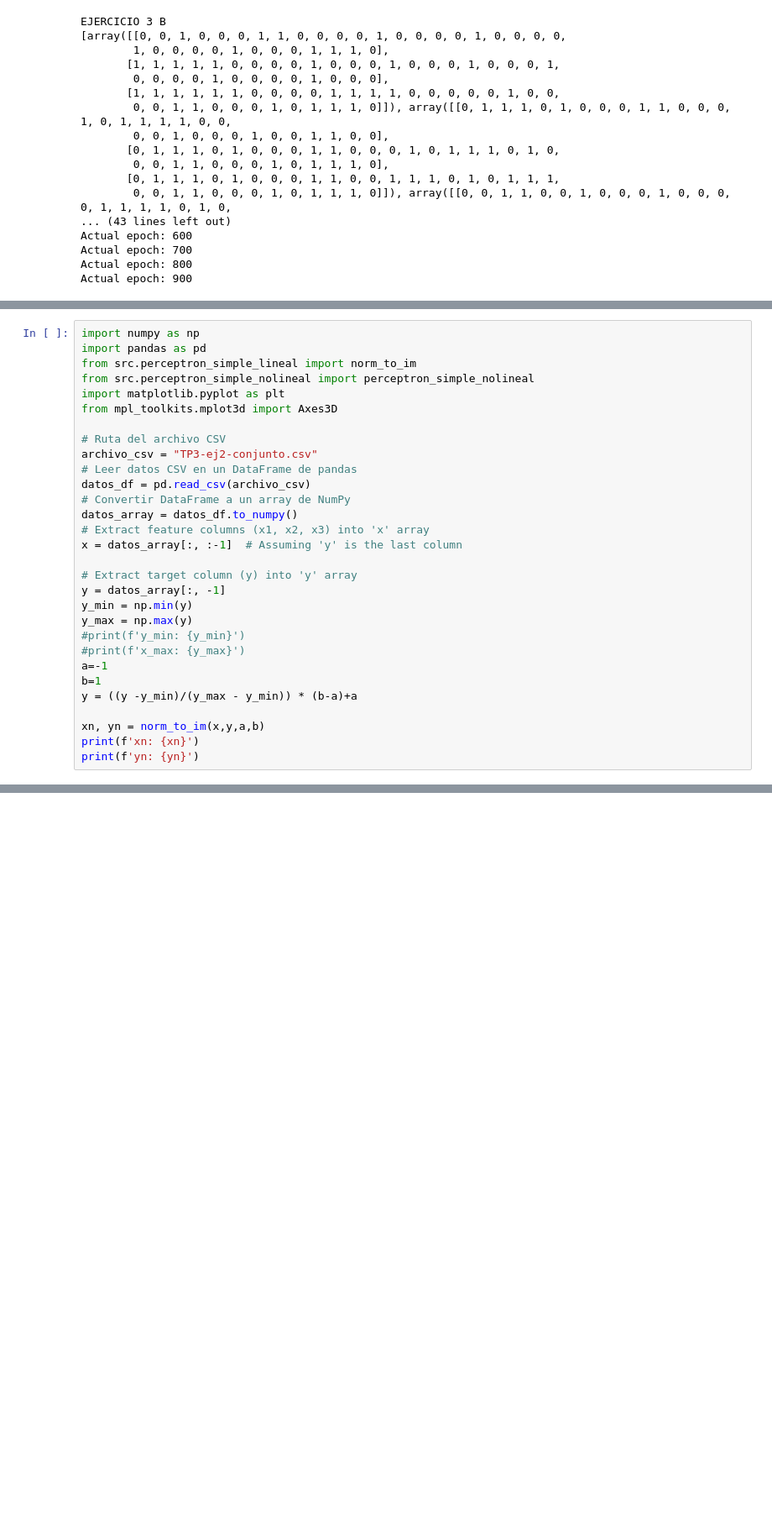
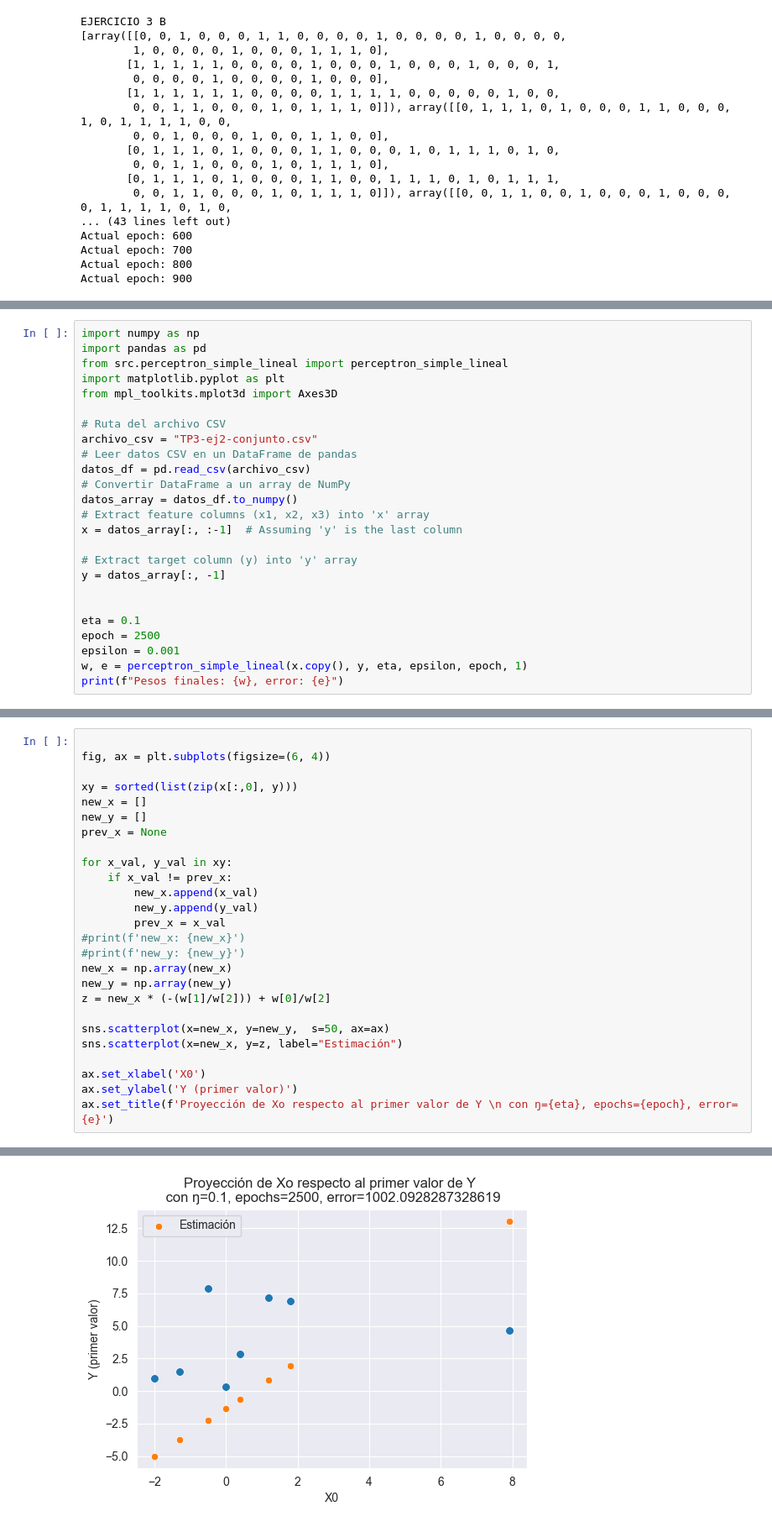
Before and after one commit to dariopenialoza/tp3, a Jupyter notebook: test.ipynb, the cells around one changed output, grey strips where cells are left out. Shown at 84% size. Cells and saved outputs as stored; diff of their text form; blank space fills up the shorter version.

```diff
--- a/test.ipynb
+++ b/test.ipynb
@@ -463,8 +397,7 @@ Error: 87.77860753560552 en la fila 27 de la corrida 99
 # %%
 import numpy as np
 import pandas as pd
-from src.perceptron_simple_lineal import norm_to_im
-from src.perceptron_simple_nolineal import perceptron_simple_nolineal
+from src.perceptron_simple_lineal import perceptron_simple_lineal
 import matplotlib.pyplot as plt
 from mpl_toolkits.mplot3d import Axes3D
 
@@ -479,15 +412,11 @@ x = datos_array[:, :-1]  # Assuming 'y' is the last column
 
 # Extract target column (y) into 'y' array
 y = datos_array[:, -1]
-y_min = np.min(y)
-y_max = np.max(y)
-#print(f'y_min: {y_min}')
-#print(f'x_max: {y_max}')
-a=-1
-b=1
-y = ((y -y_min)/(y_max - y_min)) * (b-a)+a
 
-xn, yn = norm_to_im(x,y,a,b)
-print(f'xn: {xn}')
-print(f'yn: {yn}')
+
+eta = 0.1
+epoch = 2500
+epsilon = 0.001
+w, e = perceptron_simple_lineal(x.copy(), y, eta, epsilon, epoch, 1)
+print(f"Pesos finales: {w}, error: {e}")
 # %% [output]
@@ -510,0 +424,27 @@ xn: [[ 1.2  -0.8   0.  ]
+# %%
+
+fig, ax = plt.subplots(figsize=(6, 4))
+
+xy = sorted(list(zip(x[:,0], y)))
+new_x = []
+new_y = []
+prev_x = None
+
+for x_val, y_val in xy:
+    if x_val != prev_x:
+        new_x.append(x_val)
+        new_y.append(y_val)
+        prev_x = x_val
+#print(f'new_x: {new_x}')
+#print(f'new_y: {new_y}')
+new_x = np.array(new_x)
+new_y = np.array(new_y)
+z = new_x * (-(w[1]/w[2])) + w[0]/w[2]
+
+sns.scatterplot(x=new_x, y=new_y,  s=50, ax=ax)
+sns.scatterplot(x=new_x, y=z, label="Estimación")
+
+ax.set_xlabel('X0')
+ax.set_ylabel('Y (primer valor)')
+ax.set_title(f'Proyección de Xo respecto al primer valor de Y \n con ŋ={eta}, epochs={epoch}, error={e}')
+# %% [output]
@@ -510,0 +452 @@ xn: [[ 1.2  -0.8   0.  ]
+[figure, added]
```
Also changed, not shown: parts of 31 cells of this notebook, 19 other files.
